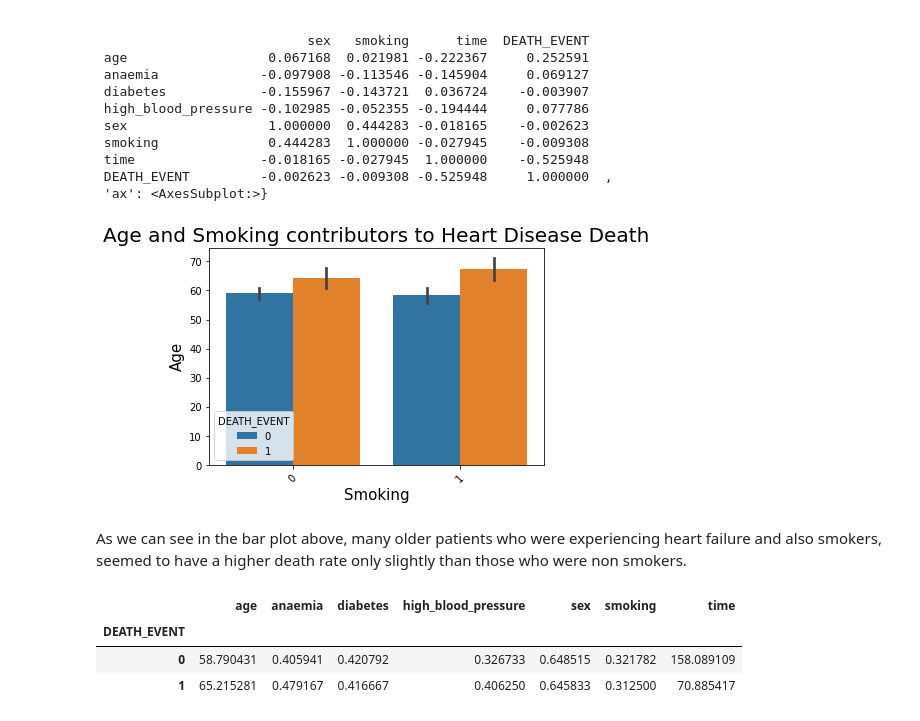
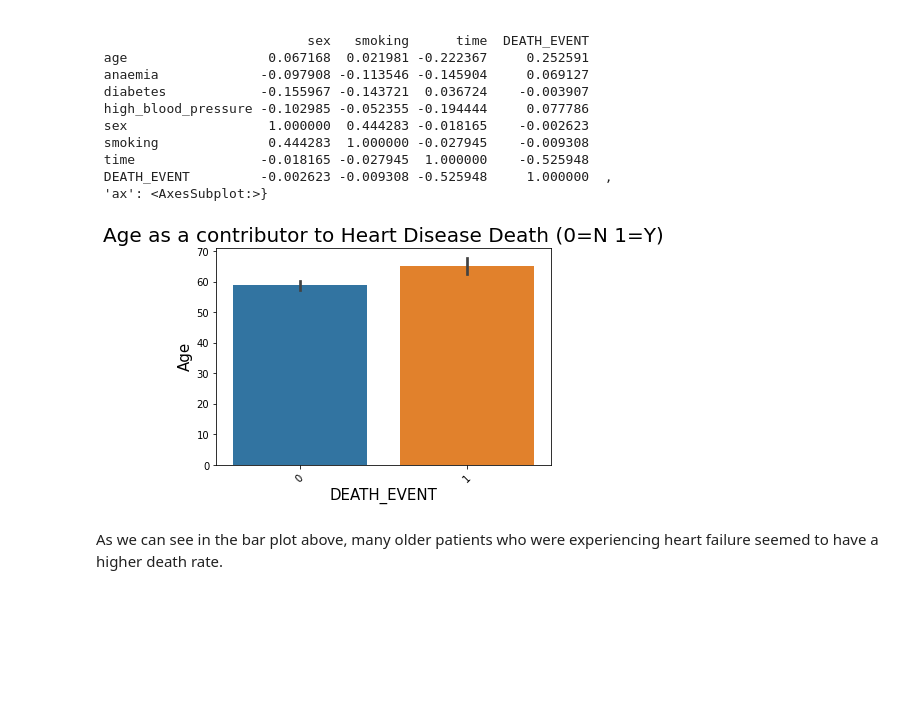
Before and after one commit to SarahJane86/Project2, a Jupyter notebook: Project_2_HeartFailure(Core).ipynb, the cells around one changed output. Saved outputs shown, nothing was run; the diff lists cells and outputs as text; code cells hidden in the pictures; blank space fills up the shorter version.

```diff
--- a/Project_2_HeartFailure(Core).ipynb
+++ b/Project_2_HeartFailure(Core).ipynb
@@ -428,21 +373,16 @@ associations(heartfail,
  DEATH_EVENT         -0.002623 -0.009308 -0.525948     1.000000  ,
  'ax': <AxesSubplot:>}
 # %%
-sns.barplot(data=heartfail, x='smoking', y='age', hue='DEATH_EVENT')
+sns.barplot(data=heartfail, x='DEATH_EVENT', y='age')
 plt.ticklabel_format(style='plain', axis='y')
-plt.title('Age and Smoking contributors to Heart Disease Death', fontsize=20)
-plt.xlabel('Smoking', fontsize=15)
+plt.title('Age as a contributor to Heart Disease Death (0=N 1=Y)', fontsize=20)
+plt.xlabel('DEATH_EVENT', fontsize=15)
 plt.ylabel('Age', fontsize=15)
 plt.xticks(rotation = 45);
 # %% [output]
-[figure, old version]
+[figure, new version]
 # %% [markdown]
-As we can see in the bar plot above, many older patients who were experiencing heart failure and also smokers, seemed to have a higher death rate only slightly than those who were non smokers.
+As we can see in the bar plot above, many older patients who were experiencing heart failure seemed to have a higher death rate.
 # %%
-heartfailgrp =heartfail.groupby('DEATH_EVENT').mean()
+heartfailgrp =heartfail.groupby('age').mean()
 heartfailgrp
-# %% [output]
-|  | age | anaemia | diabetes | high_blood_pressure | sex | smoking | time |
-| DEATH_EVENT |  |  |  |  |  |  |  |
-| 0 | 58.790431 | 0.405941 | 0.420792 | 0.326733 | 0.648515 | 0.321782 | 158.089109 |
-| 1 | 65.215281 | 0.479167 | 0.416667 | 0.406250 | 0.645833 | 0.312500 | 70.885417 |
```
Also changed, not shown: parts of 17 cells of this notebook.
